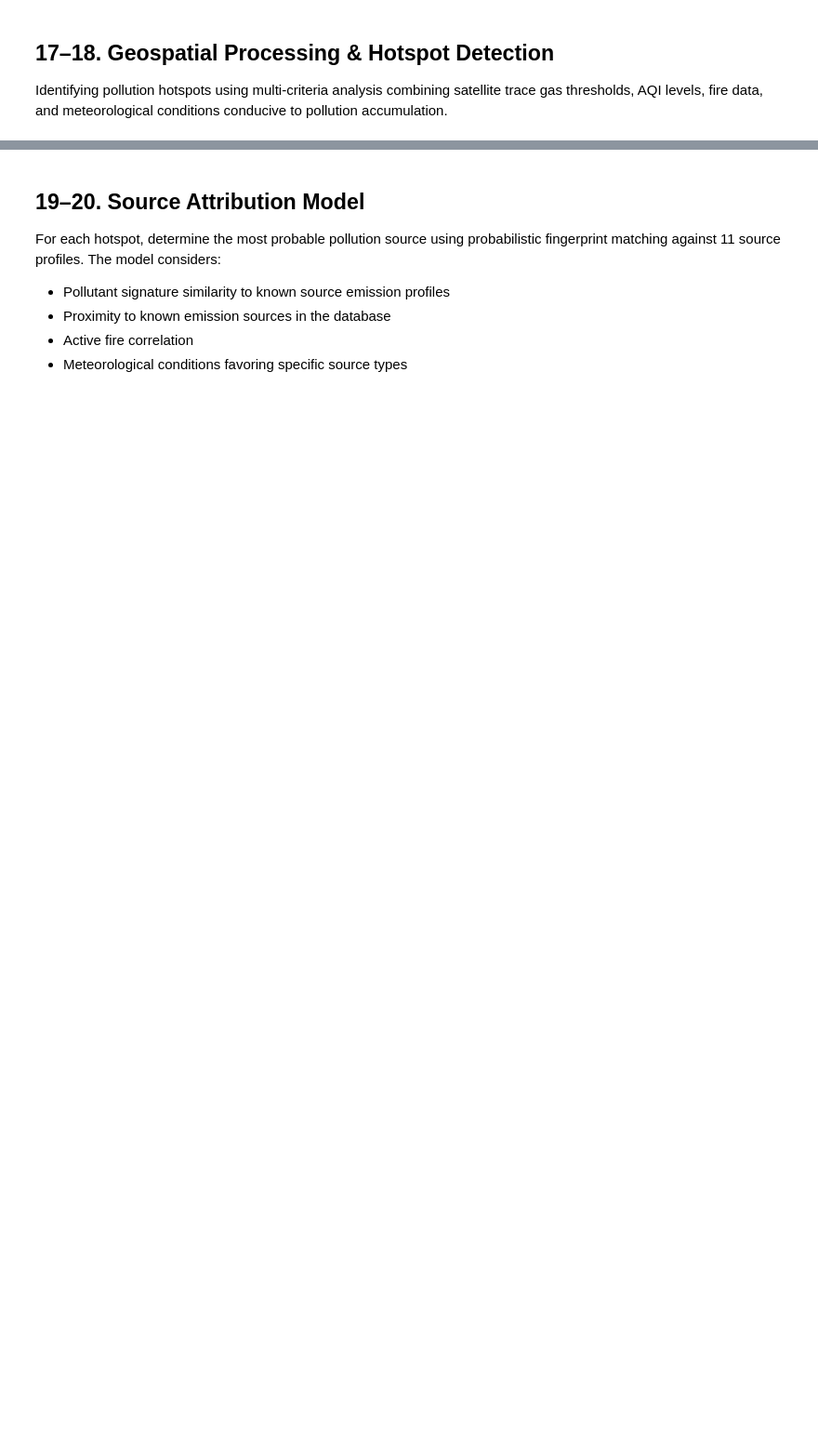
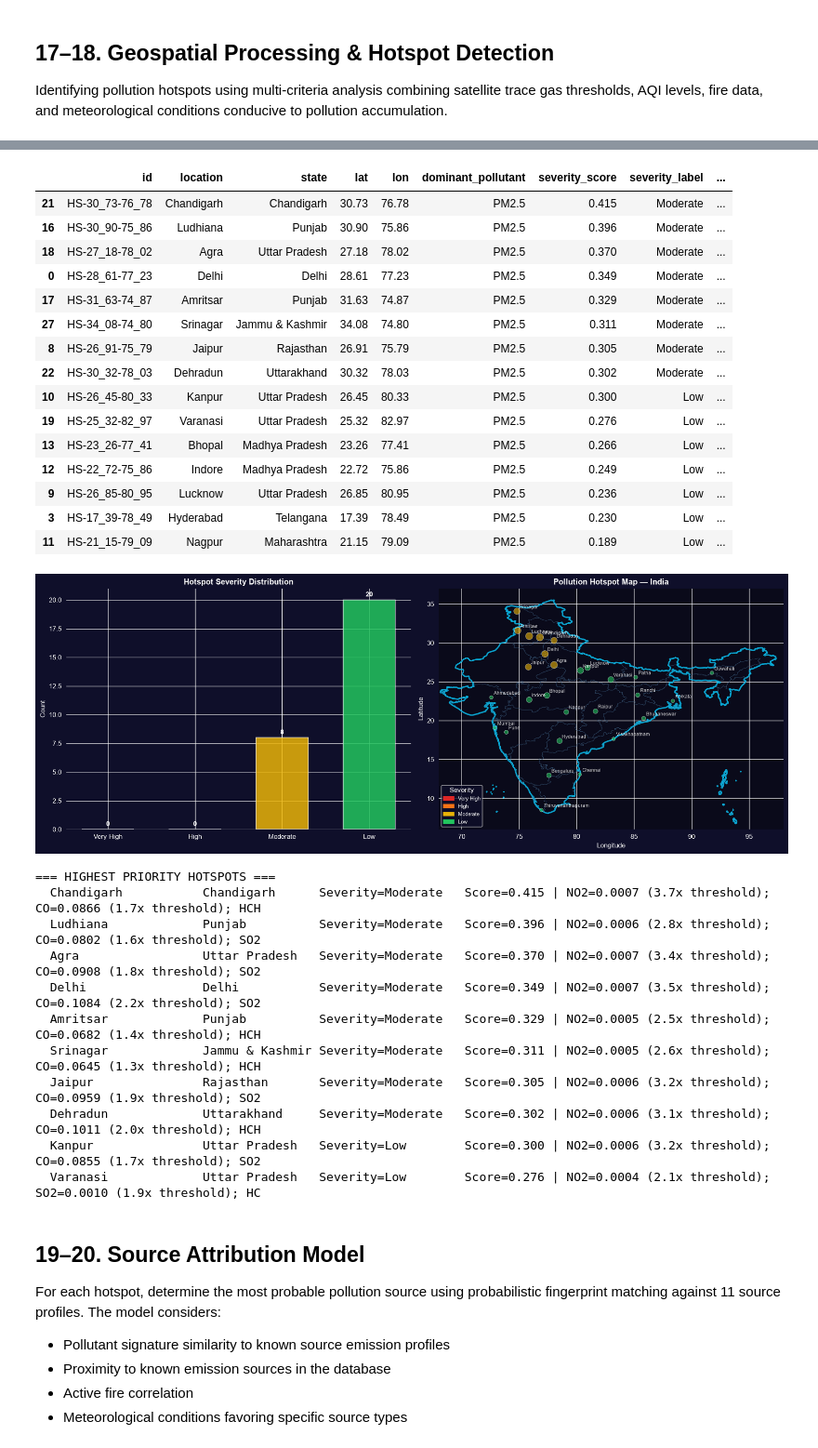
Before and after one commit to HarshitaVscode/ET-Hackathon, a Jupyter notebook: backend/src/enforcement_intelligence_agent/notebooks/enforcement_intelligence_agent.ipynb, the cells around one changed output, grey strips where cells are left out. Shown at 93% size. Cells and saved outputs as stored; diff of their text form; code cells hidden in the pictures; blank space fills up the shorter version.

```diff
--- a/backend/src/enforcement_intelligence_agent/notebooks/enforcement_intelligence_agent.ipynb
+++ b/backend/src/enforcement_intelligence_agent/notebooks/enforcement_intelligence_agent.ipynb
@@ -629,9 +895,8 @@ display(df_hotspots.sort_values("severity_score", ascending=False).head(15))
 
 fig, axes = plt.subplots(1, 2, figsize=(16, 6))
 sev_order = ["Very High", "High", "Moderate", "Low"]
-colors_sev = {"Very High": "#ef4444", "High": "#f97316", "Moderate": "#eab308", "Low": "#22c55e"}
 counts = [len(df_hotspots[df_hotspots["severity_label"] == s]) for s in sev_order]
-bars = axes[0].bar(sev_order, counts, color=[colors_sev[s] for s in sev_order], alpha=0.85, width=0.6)
+bars = axes[0].bar(sev_order, counts, color=[SEVERITY_COLORS_MAP[s] for s in sev_order], alpha=0.85, width=0.6)
 for b, c in zip(bars, counts): axes[0].text(b.get_x()+b.get_width()/2, b.get_height()+0.3, str(c), ha="center", fontweight="bold")
 axes[0].set_title("Hotspot Severity Distribution", fontweight="bold"); axes[0].set_ylabel("Count")
 axes[0].set_facecolor("#0f0f2a")
@@ -639,7 +904,7 @@ for sp in axes[0].spines.values(): sp.set_visible(False)
 
 _draw_india_bounds(axes[1], india_color="#00ccff", state_color="#3a5a7a")
 for _, row in df_hotspots.iterrows():
-    c = colors_sev.get(row["severity_label"], "#666")
+    c = SEVERITY_COLORS_MAP.get(row["severity_label"], "#666")
     s = max(30, row["severity_score"] * 300)
     axes[1].scatter(row["lon"], row["lat"], c=c, s=s, alpha=0.6, edgecolors="white", linewidth=0.5, zorder=11)
     axes[1].annotate(row["location"], (row["lon"], row["lat"]), fontsize=7, alpha=0.8,
@@ -650,7 +915,7 @@ axes[1].set_facecolor("#0a0a1a")
 axes[1].set_xlim(68, 98); axes[1].set_ylim(6, 37)
 for sp in axes[1].spines.values(): sp.set_visible(False)
 import matplotlib.patches as mpatches
-legend_elements = [mpatches.Patch(color=c, label=s) for s, c in colors_sev.items()]
+legend_elements = [mpatches.Patch(color=c, label=s) for s, c in SEVERITY_COLORS_MAP.items()]
 axes[1].legend(handles=legend_elements, title="Severity", loc="lower left", fontsize=8)
 plt.tight_layout()
 plt.show()
@@ -658,3 +923,4 @@ plt.show()
 print("\n=== HIGHEST PRIORITY HOTSPOTS ===")
 for _, row in df_hotspots.sort_values("severity_score", ascending=False).head(10).iterrows():
     print(f"  {row['location']:<20} {row['state']:<15} Severity={row['severity_label']:<10} Score={row['severity_score']:.3f} | {row['reasons'][:60]}")
+# %% [output]
@@ -661,3 +937,31 @@ for _, row in df_hotspots.sort_values("severity_score", ascending=False).head(10
+|  | id | location | state | lat | lon | dominant_pollutant | severity_score | severity_label | ... |
+| 21 | HS-30_73-76_78 | Chandigarh | Chandigarh | 30.73 | 76.78 | PM2.5 | 0.415 | Moderate | ... |
+| 16 | HS-30_90-75_86 | Ludhiana | Punjab | 30.90 | 75.86 | PM2.5 | 0.396 | Moderate | ... |
+| 18 | HS-27_18-78_02 | Agra | Uttar Pradesh | 27.18 | 78.02 | PM2.5 | 0.370 | Moderate | ... |
+| 0 | HS-28_61-77_23 | Delhi | Delhi | 28.61 | 77.23 | PM2.5 | 0.349 | Moderate | ... |
+| 17 | HS-31_63-74_87 | Amritsar | Punjab | 31.63 | 74.87 | PM2.5 | 0.329 | Moderate | ... |
+| 27 | HS-34_08-74_80 | Srinagar | Jammu & Kashmir | 34.08 | 74.80 | PM2.5 | 0.311 | Moderate | ... |
+| 8 | HS-26_91-75_79 | Jaipur | Rajasthan | 26.91 | 75.79 | PM2.5 | 0.305 | Moderate | ... |
+| 22 | HS-30_32-78_03 | Dehradun | Uttarakhand | 30.32 | 78.03 | PM2.5 | 0.302 | Moderate | ... |
+| 10 | HS-26_45-80_33 | Kanpur | Uttar Pradesh | 26.45 | 80.33 | PM2.5 | 0.300 | Low | ... |
+| 19 | HS-25_32-82_97 | Varanasi | Uttar Pradesh | 25.32 | 82.97 | PM2.5 | 0.276 | Low | ... |
+| 13 | HS-23_26-77_41 | Bhopal | Madhya Pradesh | 23.26 | 77.41 | PM2.5 | 0.266 | Low | ... |
+| 12 | HS-22_72-75_86 | Indore | Madhya Pradesh | 22.72 | 75.86 | PM2.5 | 0.249 | Low | ... |
+| 9 | HS-26_85-80_95 | Lucknow | Uttar Pradesh | 26.85 | 80.95 | PM2.5 | 0.236 | Low | ... |
+| 3 | HS-17_39-78_49 | Hyderabad | Telangana | 17.39 | 78.49 | PM2.5 | 0.230 | Low | ... |
+| 11 | HS-21_15-79_09 | Nagpur | Maharashtra | 21.15 | 79.09 | PM2.5 | 0.189 | Low | ... |
+[figure, added]
+=== HIGHEST PRIORITY HOTSPOTS ===
+  Chandigarh           Chandigarh      Severity=Moderate   Score=0.415 | NO2=0.0007 (3.7x threshold); CO=0.0866 (1.7x threshold); HCH
+  Ludhiana             Punjab          Severity=Moderate   Score=0.396 | NO2=0.0006 (2.8x threshold); CO=0.0802 (1.6x threshold); SO2
+  Agra                 Uttar Pradesh   Severity=Moderate   Score=0.370 | NO2=0.0007 (3.4x threshold); CO=0.0908 (1.8x threshold); SO2
+  Delhi                Delhi           Severity=Moderate   Score=0.349 | NO2=0.0007 (3.5x threshold); CO=0.1084 (2.2x threshold); SO2
+  Amritsar             Punjab          Severity=Moderate   Score=0.329 | NO2=0.0005 (2.5x threshold); CO=0.0682 (1.4x threshold); HCH
+  Srinagar             Jammu & Kashmir Severity=Moderate   Score=0.311 | NO2=0.0005 (2.6x threshold); CO=0.0645 (1.3x threshold); HCH
+  Jaipur               Rajasthan       Severity=Moderate   Score=0.305 | NO2=0.0006 (3.2x threshold); CO=0.0959 (1.9x threshold); SO2
+  Dehradun             Uttarakhand     Severity=Moderate   Score=0.302 | NO2=0.0006 (3.1x threshold); CO=0.1011 (2.0x threshold); HCH
+  Kanpur               Uttar Pradesh   Severity=Low        Score=0.300 | NO2=0.0006 (3.2x threshold); CO=0.0855 (1.7x threshold); SO2
+  Varanasi             Uttar Pradesh   Severity=Low        Score=0.276 | NO2=0.0004 (2.1x threshold); SO2=0.0010 (1.9x threshold); HC
 # %% [markdown]
 ## 19–20. Source Attribution Model
 
```
Also changed, not shown: parts of 22 cells of this notebook, 43 other files.
